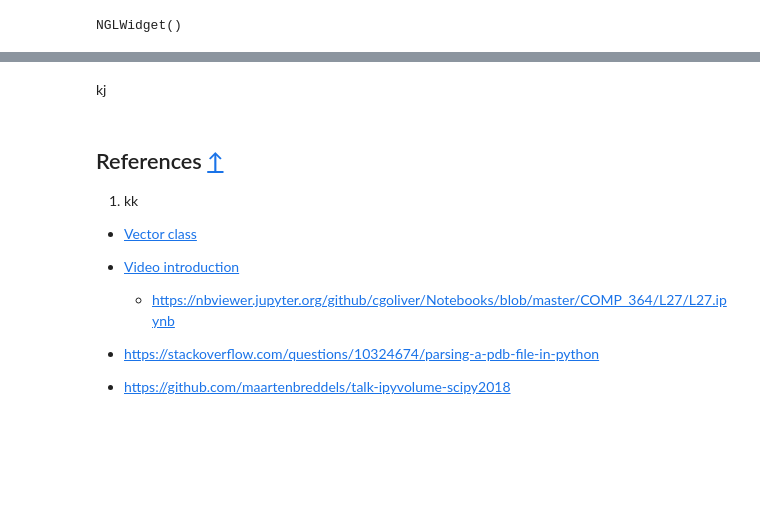
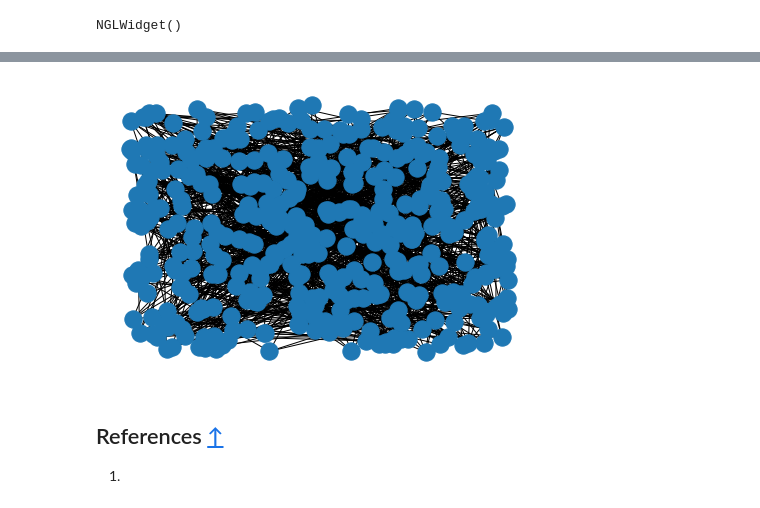
Before and after one commit to tsitsvero/hodgelaplacians, a Jupyter notebook: examples/protein_network.ipynb, the cells around one changed output, grey strips where cells are left out. Drawn from its saved outputs; the diff is of its cells as text; code cells hidden in the pictures; blank space fills up the shorter version.

```diff
--- a/examples/proteins.ipynb
+++ b/examples/protein_network.ipynb
@@ -32,14 +8,9 @@ import warnings
 warnings.filterwarnings('ignore')
 
 pdbl_1 = PDBList()
-pdbl_1.retrieve_pdb_file('4XP1')
-
-pdbl_2 = PDBList()
-pdbl_2.retrieve_pdb_file('3I40')
+pdbl_1.retrieve_pdb_file('3I40')
 
 parser_1 = MMCIFParser()
-parser_2 = MMCIFParser()
 
-structure_1 = parser_1.get_structure('4XP1', 'xp/4xp1.cif')
-structure_2 = parser_2.get_structure('4XP1', 'i4/3i40.cif')
+structure_1 = parser_1.get_structure('3I40', 'i4/3i40.cif')
 # %% [output]
@@ -113,23 +44,16 @@ Construction of local neighbourhood connectivity is computationally intensive ta
 # %%
-import sys
-sys.path.insert(0, "/home/mm/Download/library-gudhi_library_2.3.0/2018-09-04-14-25-00_GUDHI_2.3.0/build/cython")
+import gudhi as gd
 
-import gudhi as gd
 import time
 start_time = time.time()
-
 
 epsilon = 3 # Connect two points if distance is smaller than epsilon
 
 skeleton_1  = gd.RipsComplex(points = points_1, max_edge_length=epsilon )
 rips_simplex_tree_1 = skeleton_1.create_simplex_tree(max_dimension=3)
-rips_skeleton_gudhi_1 = rips_simplex_tree_1.get_skeleton(3)
-
-skeleton_2  = gd.RipsComplex(points = points_2, max_edge_length=epsilon )
-rips_simplex_tree_2 = skeleton_2.create_simplex_tree(max_dimension=3)
-rips_skeleton_gudhi_2 = rips_simplex_tree_2.get_skeleton(3)
+rips_skeleton_gudhi_1 = rips_simplex_tree_1.get_skeleton(1)
 
 end_time = time.time()
 
-print(f"Done in {end_time-start_time} seconds")
+print(f"Simplex tree constructed in {end_time-start_time} seconds")
 # %% [output]
@@ -298,19 +61,27 @@ plot_ricci1_2.plot.hist(grid=True, bins=20, rwidth=0.9, color='#006633')
-# %% [markdown]
-kj
-# %% [markdown]
-## References <a class="anchor" id="refs"></a> [↑](#toc)
-
-1. kk
-
-
-
-
-
-
-* [Vector class](http://biopython.org/DIST/docs/api/Bio.PDB.vectors.Vector-class.html)
-* [Video introduction](https://www.youtube.com/watch?v=mL8NPpRxgJA)
-    * https://nbviewer.jupyter.org/github/cgoliver/Notebooks/blob/master/COMP_364/L27/L27.ipynb
-
-* https://stackoverflow.com/questions/10324674/parsing-a-pdb-file-in-python
-
-* https://github.com/maartenbreddels/talk-ipyvolume-scipy2018
+# %%
+import sys
+sys.path.insert(0, "../")
+from hodgelaplacians import HodgeLaplacians
+
+start = time.time()
+
+hl_1 = HodgeLaplacians(rips_skeleton_gudhi_1, maxdimension=1, mode='gudhi')
+
+#print(hl_1.face_set)
+#print(hl_1.n_faces(1))
+# %%
+import networkx as nx
+
+G = nx.Graph()
+
+edges = hl_1.n_faces(1)
+
+G.add_edges_from(edges)
+
+nx.draw_random(G)
+# %% [output]
+[figure, added]
+# %% [markdown]
+## References <a class="anchor" id="refs"></a> [↑](#toc)
+
+1.
```
Also changed, not shown: parts of 22 cells of this notebook, 3 other files.
